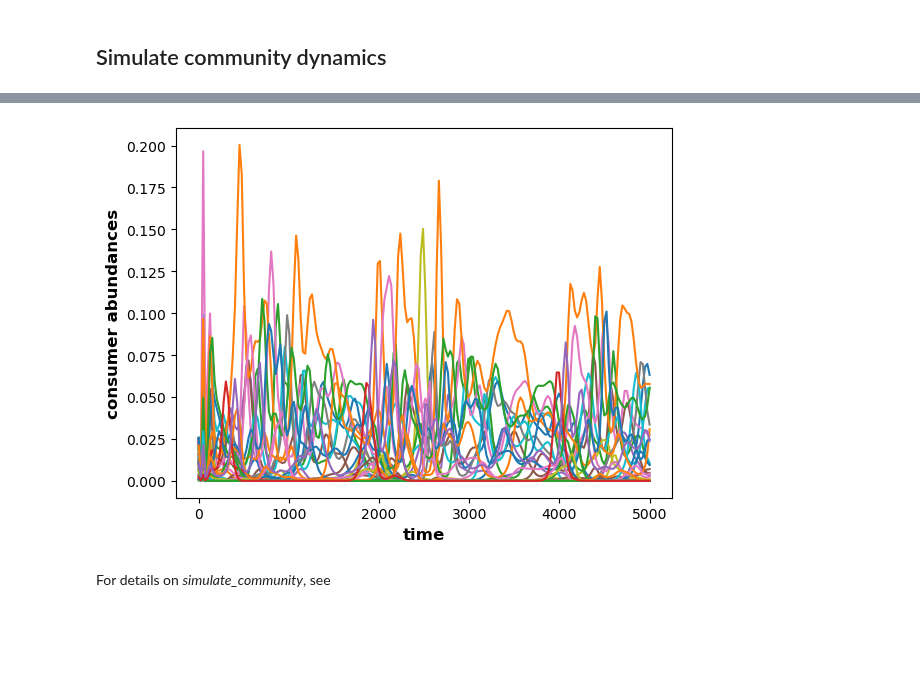
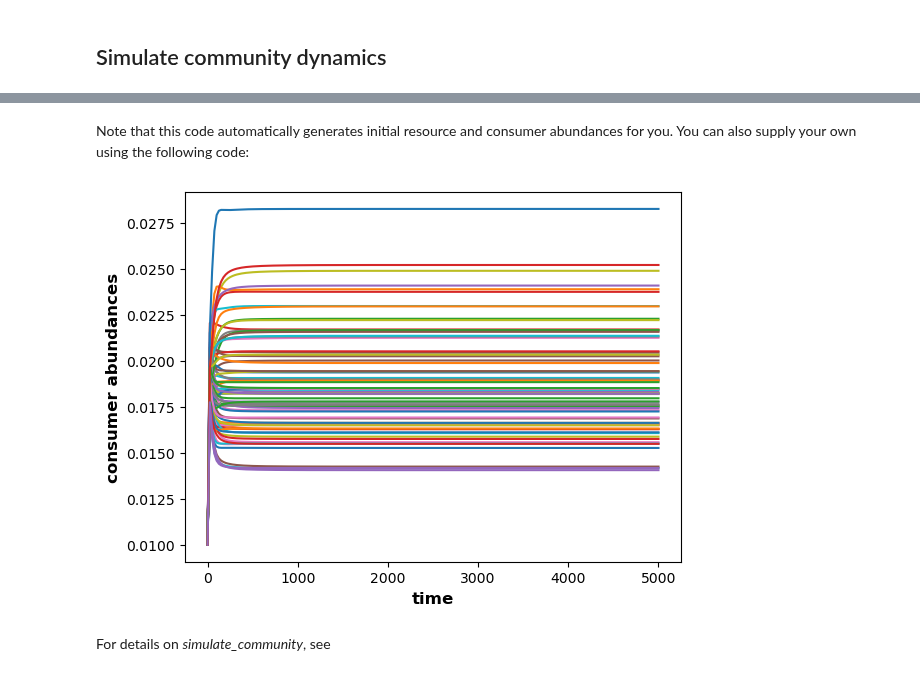
Before and after one commit to JamilaRowlandChandler/Ecological-Dynamics-Consumer-Resource-Models, a Jupyter notebook: Example notebooks/Running simulations.ipynb, the cells around one changed output, grey strips where cells are left out. Drawn from its saved outputs; the diff is of its cells as text; code cells hidden in the pictures; blank space fills up the shorter version.

```diff
--- a/Example notebooks/Running simulations.ipynb
+++ b/Example notebooks/Running simulations.ipynb
@@ -106,11 +171,20 @@ community.simulate_community(t_end = 5000,
-# %%
-# plot species dynamics
-plt.plot(community.ODE_sols[0].t, community.ODE_sols[0].y[:parameters['S'], :].T) # simulates are stored in the ODE_sols attribute
-plt.xlabel('time', fontsize = 12, weight = "bold")
-plt.ylabel('consumer abundances', fontsize = 12, weight = "bold")
-plt.show()
-# %% [output]
-[figure, removed]
+# %% [markdown]
+Note that this code automatically generates initial resource and consumer abundances for you.
+You can also supply your own using the following code:
+# %%
+initial_abundances = 0.01*np.ones(parameters['M'] + parameters['S']) # your own initial conditions
+
+community.simulate_community(t_end = 5000,
+                             no_init_cond = 1,
+                             init_cond_func='user-supplied',
+                             initial_conditions = [initial_abundances]) # must be supplied as a list
+# plot resource dynamics
+plt.plot(community.ODE_sols[0].t, community.ODE_sols[0].y[:parameters['M'], :].T)
+plt.xlabel('time', fontsize = 12, weight = "bold")
+plt.ylabel('consumer abundances', fontsize = 12, weight = "bold")
+plt.show()
+# %% [output]
+[figure, added]
 # %% [markdown]
 For details on *simulate_community*, see
 # %%
```
Also changed, not shown: parts of 24 cells of this notebook, 25 other files.
